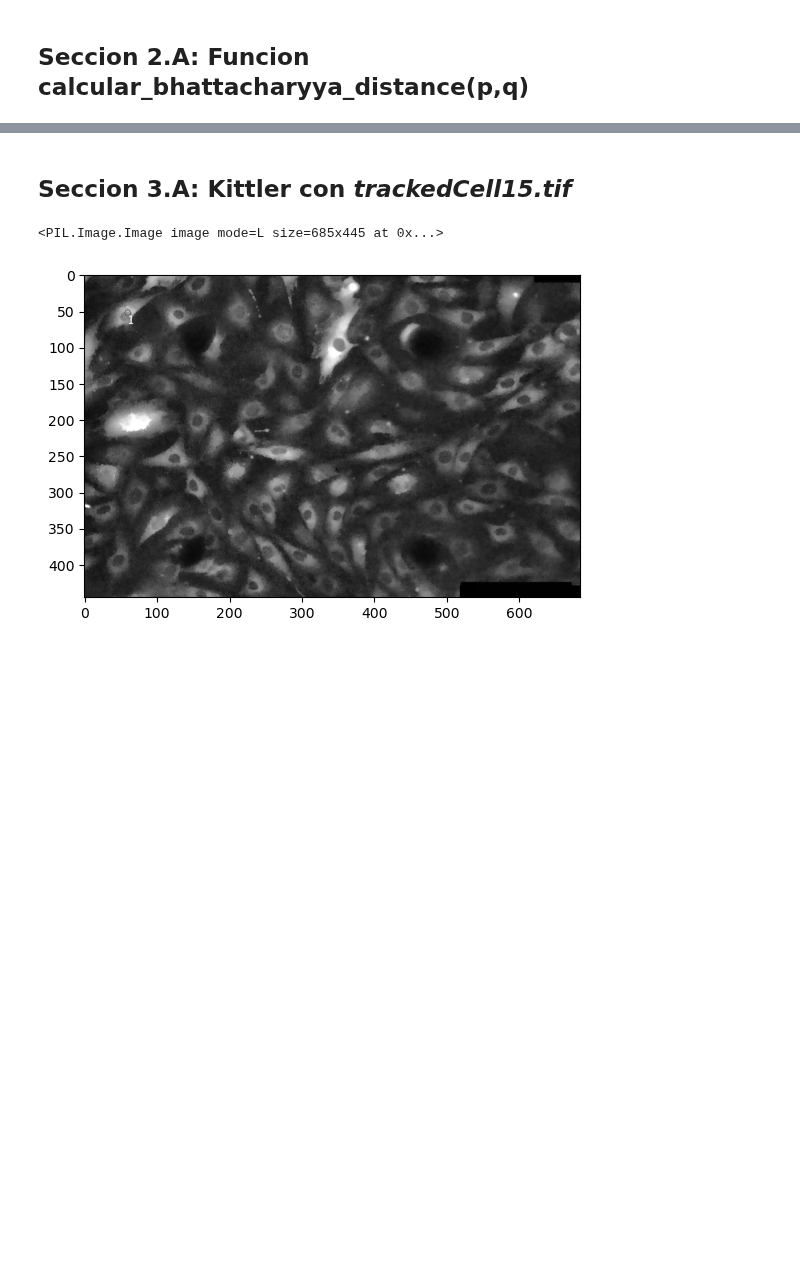
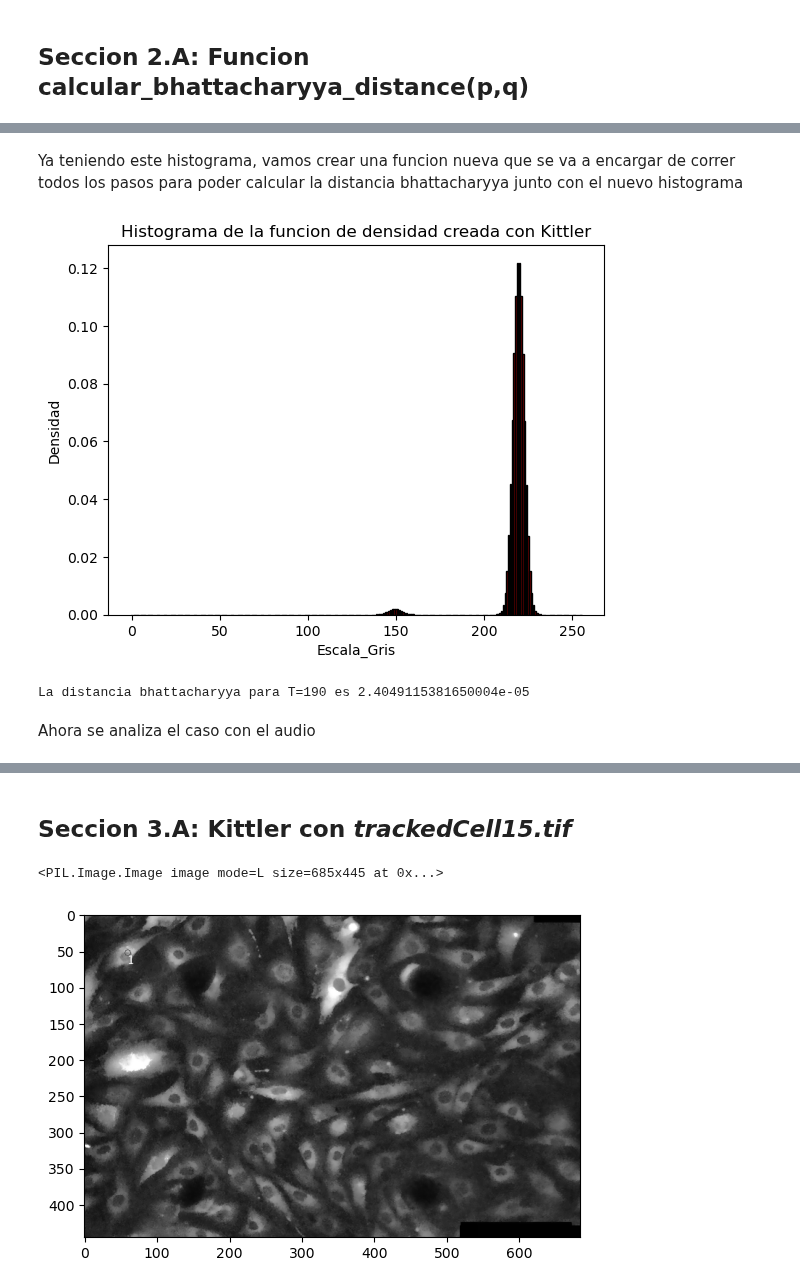
Before and after one commit to YoksanVC/TEC_DataScienceCert, a Jupyter notebook: Module_3_Estadistica_CienciaDatos/Trabajo_Practico_0_Kittler/Trabajo_Practico_0_Kittler.ipynb, the cells around one changed output, grey strips where cells are left out. Saved outputs shown, nothing was run; the diff lists cells and outputs as text; code cells hidden in the pictures; blank space fills up the shorter version.

```diff
--- a/Module_3_Estadistica_CienciaDatos/Trabajo_Practico_0_Kittler/Trabajo_Practico_0_Kittler.ipynb
+++ b/Module_3_Estadistica_CienciaDatos/Trabajo_Practico_0_Kittler/Trabajo_Practico_0_Kittler.ipynb
@@ -444,0 +454,8 @@ def calcular_bhattacharyya_distance(p,q):
+# %%
+def calcular_bhattacharyya_distance(p,q):
+    if p.size != q.size:
+        print("Both functions must have the same size!")
+        return np.nan
+    sumatoria = torch.sum(torch.sqrt(torch.multiply(torch.tensor(p),torch.tensor(q))))
+    dist_js = -torch.log(sumatoria)
+    return dist_js
@@ -444,0 +464,12 @@ def calcular_bhattacharyya_distance(p,q):
+# %%
+# Primer caso: Usando imagen:
+url_imagen3 = 'https://raw.githubusercontent.com/YoksanVC/TEC_DataScienceCert/main/Module_3_Estadistica_CienciaDatos/Trabajo_Practico_0_Kittler/Documentos_Dropbox/input/cuadro1_005.bmp'
+imagen3 = importar_objecto(url_imagen3,"i")
+vector_imagen3 = torch.tensor(np.array(imagen3))
+array_imagen3 = vector_imagen3.ravel()
+
+# Creando un histograma del arreglo anterior y normalizandolo
+hist_imagen3, bins_imagen3 = np.histogram(array_imagen3, bins = 256, range=(0,256))
+hist_norm_imagen3 = hist_imagen3/hist_imagen3.sum()
+print("Tamano del histograma normalizado:\n",hist_norm_imagen3.size)
+plot_bar(bins_imagen3,hist_norm_imagen3,"Escala_Gris","Densidad","Histograma Normalizado de la imagen cuadro1_005.bmp")
@@ -444,0 +480,34 @@ def calcular_bhattacharyya_distance(p,q):
+# %% [markdown]
+Ya teniendo este histograma, vamos crear una funcion nueva que se va a encargar de correr todos los pasos para poder calcular la distancia bhattacharyya junto con el nuevo histograma
+# %%
+def distancia_bhattacharyya(T_kittler, arr_size, histograma):
+    # Calcular los momentos estadisticos:
+    P_1,P_2,m_1,m_2,var_1,var_2 = calcular_momentos_estadisticos(T_kittler,histograma)
+
+    # Crear arreglos de valores x para evaluar en las funciones de densidad
+    x1 = np.arange(0,T_kittler)
+    x2 = np.arange(T_kittler,arr_size)
+
+    # Creando ambas funciones de densidad de probabilidad con los parametros previamente calculados
+    prod_dens_1 = gaus_den_func(P_1,x1,m_1,torch.sqrt(torch.tensor(var_1)))
+    prod_dens_2 = gaus_den_func(P_2,x2,m_2,torch.sqrt(torch.tensor(var_2)))
+
+    # Creando la funcion de densidad Kittler
+    kittler = np.concatenate((prod_dens_1.numpy(),prod_dens_2.numpy()),axis=None)
+
+    # Calcular la distancia de bhattacharyya
+    distancia = calcular_bhattacharyya_distance(kittler,histograma)
+
+    return kittler,distancia
+# %%
+T_Prueba = 190
+nuevo_hist, dist_bhat = distancia_bhattacharyya(T_Prueba,hist_norm_imagen3.size,hist_norm_imagen3)
+plot_bar(bins_imagen3,nuevo_hist,"Escala_Gris","Densidad","Histograma de la funcion de densidad creada con Kittler")
+# %% [output]
+[figure, added]
+# %%
+print(f"La distancia bhattacharyya para T={T_Prueba} es {dist_bhat}")
+# %% [output]
+La distancia bhattacharyya para T=190 es 2.4049115381650004e-05
+# %% [markdown]
+Ahora se analiza el caso con el audio
```
Also changed, not shown: parts of 8 cells of this notebook.
